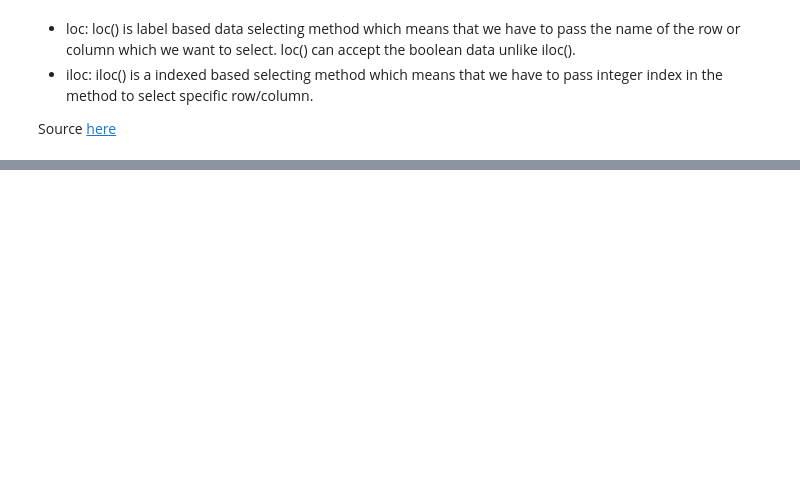
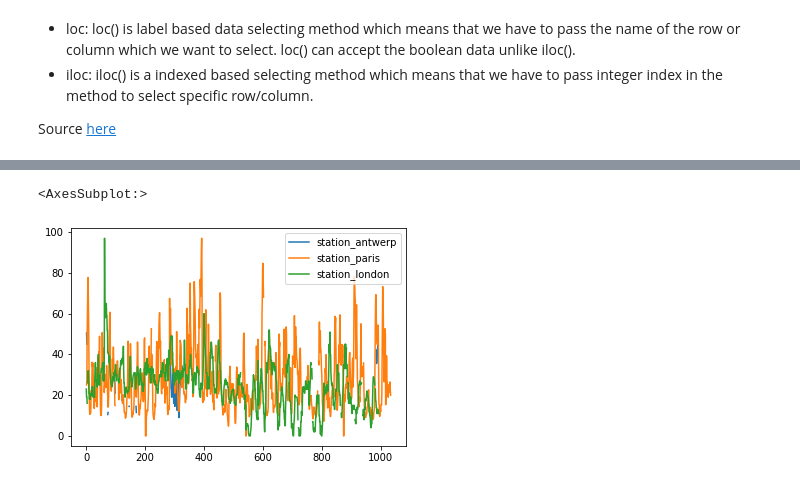
Before and after one commit to GaahDias/pandas-notebook, a Jupyter notebook: notebook.ipynb, the cells around one changed output, grey strips where cells are left out. Cells and saved outputs as stored; diff of their text form; code cells hidden in the pictures; blank space fills up the shorter version.

```diff
--- a/notebook.ipynb
+++ b/notebook.ipynb
@@ -33,3 +34,6 @@ standard_df = pd.DataFrame(
 # %%
 # Titanic df
 titanic_df = pd.read_csv("data/titanic.csv")
+# %%
+# Air quality df
+air_quality_df = pd.read_csv("data/air_quality.csv")
@@ -348,0 +375,6 @@ Source [here](https://www.geeksforgeeks.org/difference-between-loc-and-iloc-in-p
+# %%
+# Most simple plot you can make
+air_quality_df.plot()
+# %% [output]
+<AxesSubplot:>
+[figure, added]
```
Also changed, not shown: parts of 31 cells of this notebook, 6 other files.
